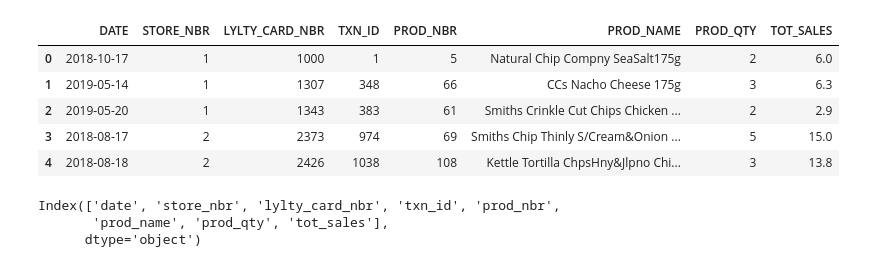
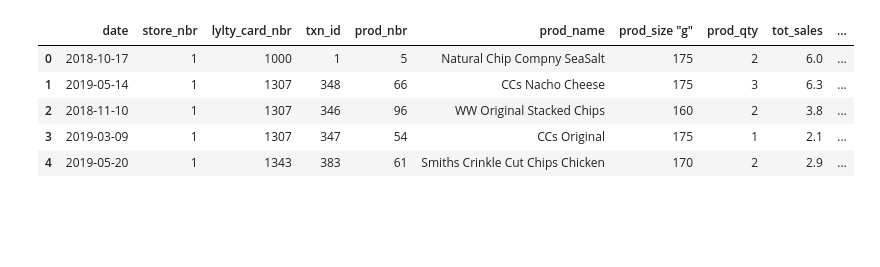
Before and after one commit to Chuks1010/Quantium-Data-Analysis, a Jupyter notebook: Quantium Data Analysis.ipynb, the cells around one changed output. Drawn from its saved outputs; the diff is of its cells as text; code cells hidden in the pictures; blank space fills up the shorter version.

Commit message:
derived new features, combined the datasets, removed outliers and corrected the data format

```diff
--- a/Quantium Data Analysis.ipynb
+++ b/Quantium Data Analysis.ipynb
@@ -9,0 +62,4 @@ purchase = pd.read_csv('QVI_purchase_behaviour.csv')
+# %%
+# Reodering the columns
+trans = trans[['date', 'store_nbr', 'lylty_card_nbr', 'txn_id', 'prod_nbr', 'prod_name', 'prod_size "g"', 'prod_qty',
+               'tot_sales']]
@@ -9,0 +79,2 @@ purchase = pd.read_csv('QVI_purchase_behaviour.csv')
+# %%
+trans.drop_duplicates(keep=False, inplace=True)
@@ -9,0 +109,4 @@ purchase = pd.read_csv('QVI_purchase_behaviour.csv')
+# %%
+#Converting column names from upper to lower case in purchase dataset
+purchase.columns = map(str.lower, purchase.columns)
+purchase.columns
@@ -9,0 +123,6 @@ purchase = pd.read_csv('QVI_purchase_behaviour.csv')
+# %%
+#Combining transaction and purchase behaviour datasets and dispaying their shapes
+comb = pd.merge(trans, purchase, on='lylty_card_nbr')
+print(purchase.shape)
+print(trans.shape)
+print(comb.shape)
@@ -10,16 +135,9 @@ purchase = pd.read_csv('QVI_purchase_behaviour.csv')
 # %%
-trans.head()
+comb.head()
 # %% [output]
-|  | DATE | STORE_NBR | LYLTY_CARD_NBR | TXN_ID | PROD_NBR | PROD_NAME | PROD_QTY | TOT_SALES |
-| 0 | 2018-10-17 | 1 | 1000 | 1 | 5 | Natural Chip Compny SeaSalt175g | 2 | 6.0 |
-| 1 | 2019-05-14 | 1 | 1307 | 348 | 66 | CCs Nacho Cheese 175g | 3 | 6.3 |
-| 2 | 2019-05-20 | 1 | 1343 | 383 | 61 | Smiths Crinkle Cut Chips Chicken ... | 2 | 2.9 |
-| 3 | 2018-08-17 | 2 | 2373 | 974 | 69 | Smiths Chip Thinly S/Cream&Onion ... | 5 | 15.0 |
-| 4 | 2018-08-18 | 2 | 2426 | 1038 | 108 | Kettle Tortilla ChpsHny&Jlpno Chi... | 3 | 13.8 |
+|  | date | store_nbr | lylty_card_nbr | txn_id | prod_nbr | prod_name | prod_size "g" | prod_qty | tot_sales | ... |
+| 0 | 2018-10-17 | 1 | 1000 | 1 | 5 | Natural Chip Compny SeaSalt | 175 | 2 | 6.0 | ... |
+| 1 | 2019-05-14 | 1 | 1307 | 348 | 66 | CCs Nacho Cheese | 175 | 3 | 6.3 | ... |
+| 2 | 2018-11-10 | 1 | 1307 | 346 | 96 | WW Original Stacked Chips | 160 | 2 | 3.8 | ... |
+| 3 | 2019-03-09 | 1 | 1307 | 347 | 54 | CCs Original | 175 | 1 | 2.1 | ... |
+| 4 | 2019-05-20 | 1 | 1343 | 383 | 61 | Smiths Crinkle Cut Chips Chicken | 170 | 2 | 2.9 | ... |
-# %%
-trans.columns = map(str.lower, trans.columns)
-trans.columns
-# %% [output]
-Index(['date', 'store_nbr', 'lylty_card_nbr', 'txn_id', 'prod_nbr',
-       'prod_name', 'prod_qty', 'tot_sales'],
-      dtype='object')
```
Also changed, not shown: parts of 41 cells of this notebook.
